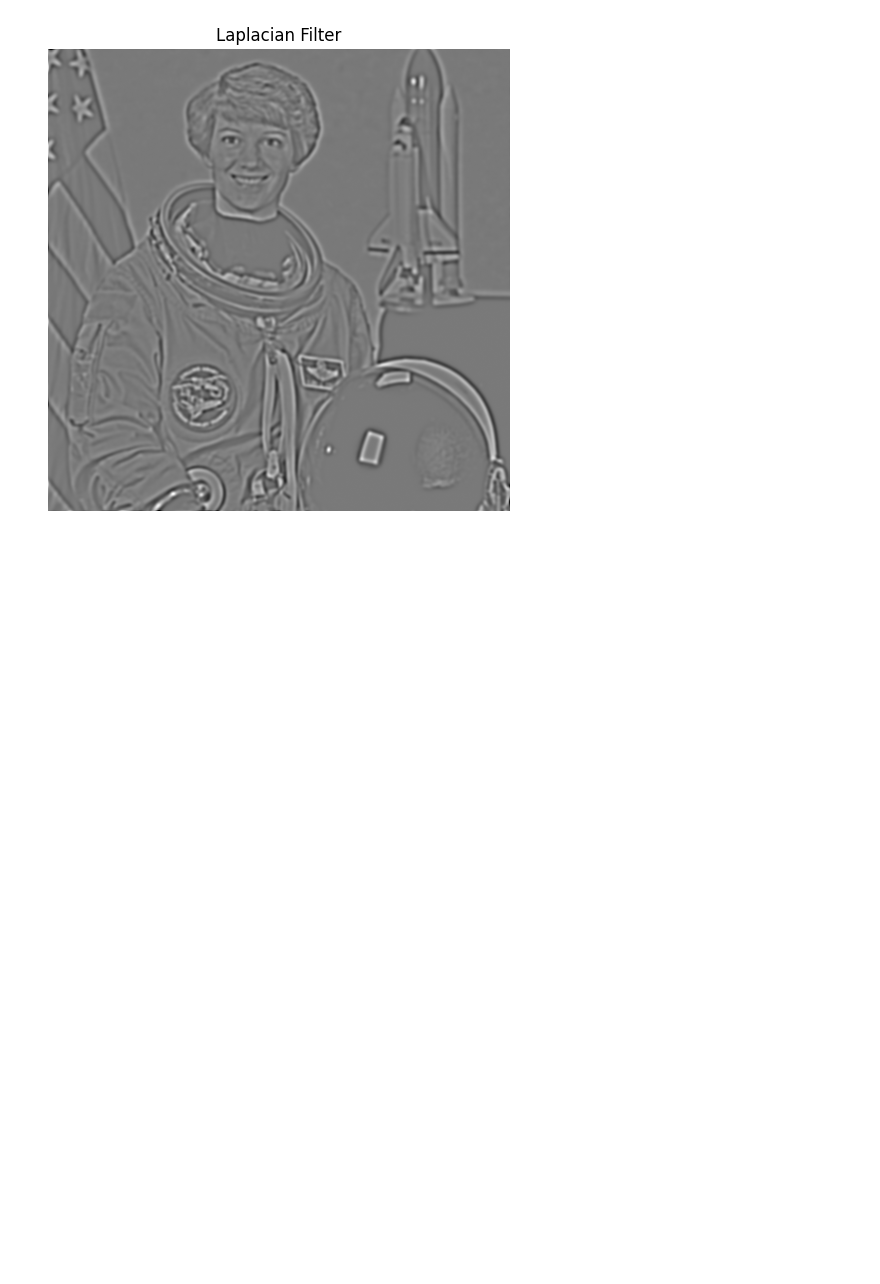
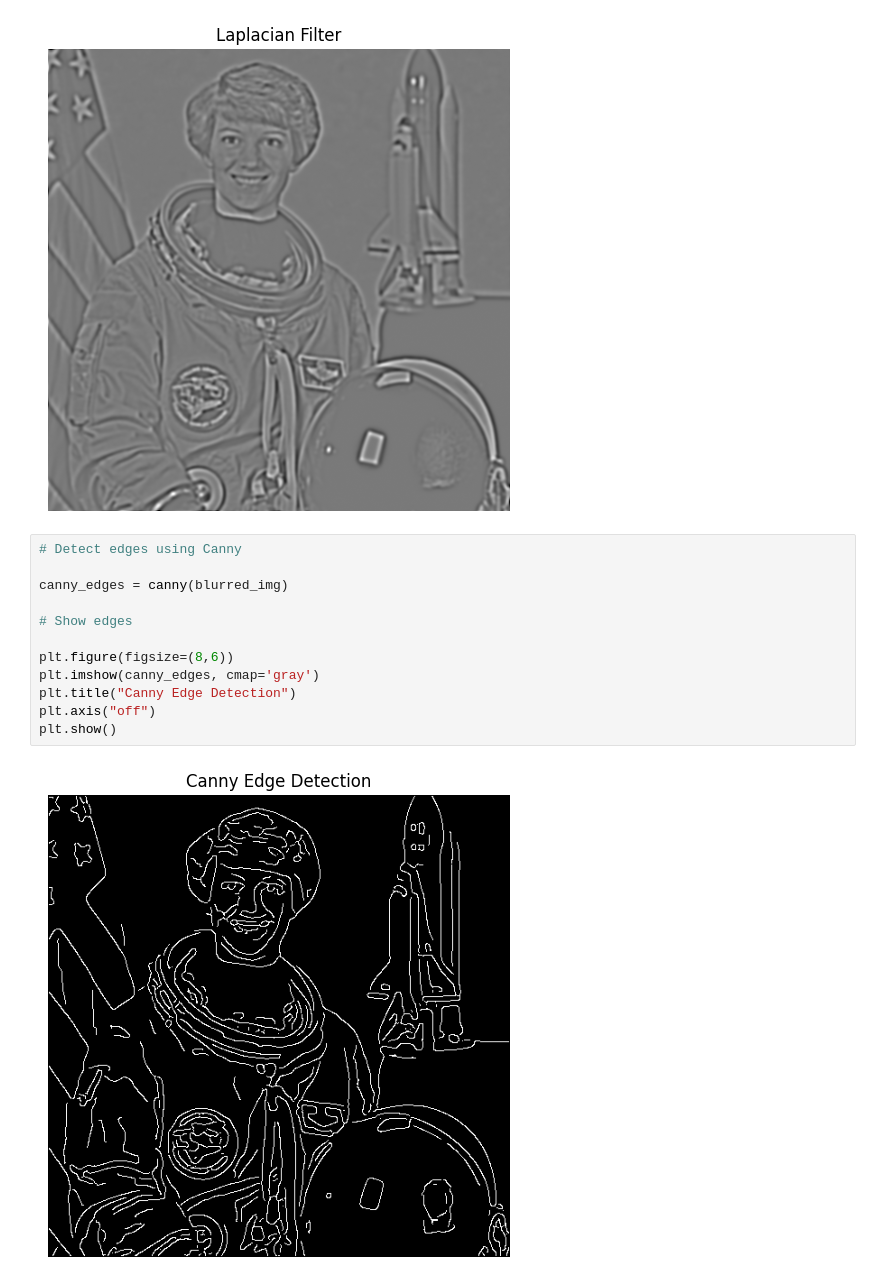
Before and after one commit to EdisonZyberaj/CV_Exercise1, a Jupyter notebook: Exercise4.ipynb, the cells around one changed output. Drawn from its saved outputs; the diff is of its cells as text; blank space fills up the shorter version.

```diff
--- a/Exercise4.ipynb
+++ b/Exercise4.ipynb
@@ -67,3 +67,17 @@ plt.axis("off")
 plt.show()
 # %% [output]
 [figure]
+# %%
+# Detect edges using Canny
+
+canny_edges = canny(blurred_img)
+
+# Show edges
+
+plt.figure(figsize=(8,6))
+plt.imshow(canny_edges, cmap='gray')
+plt.title("Canny Edge Detection")
+plt.axis("off")
+plt.show()
+# %% [output]
+[figure, added]
```
Also changed, not shown: parts of 3 cells of this notebook.
